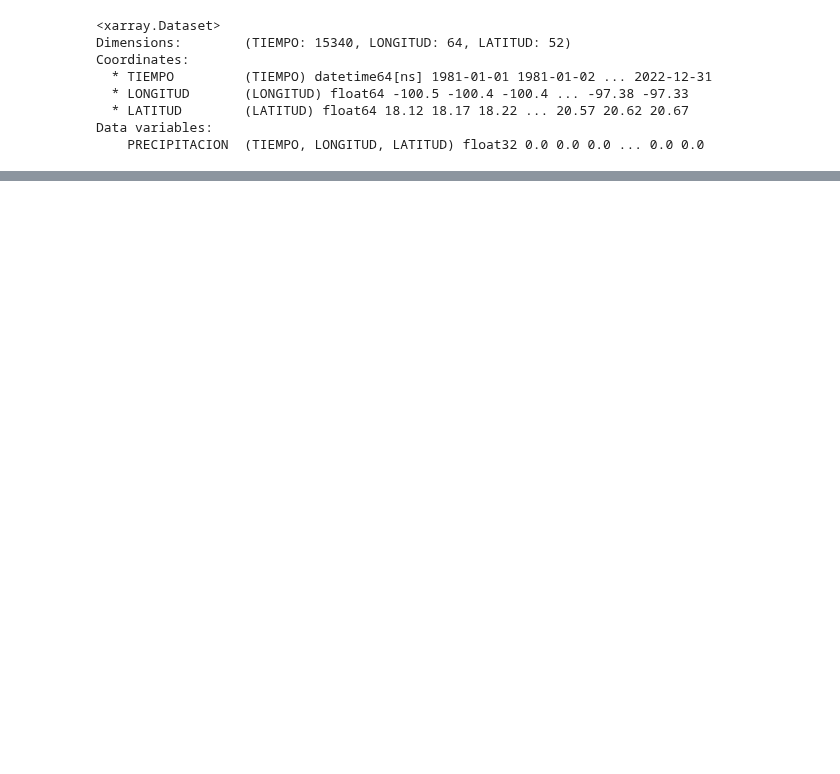
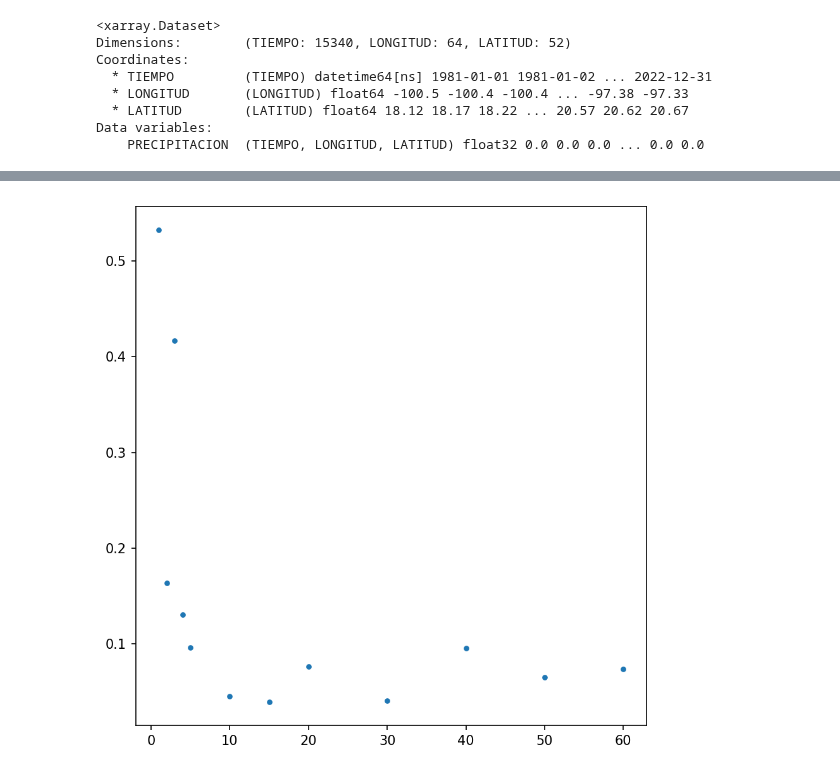
Before and after one commit to rodrigoms95/cc_idt, a Jupyter notebook: code/ARF.ipynb, the cells around one changed output, grey strips where cells are left out. Cells and saved outputs as stored; diff of their text form; code cells hidden in the pictures; blank space fills up the shorter version.

```diff
--- a/code/ARF.ipynb
+++ b/code/ARF.ipynb
@@ -171,0 +251,17 @@ ds_trt.to_dataframe().droplevel("DURACION").unstack()
+# %%
+def arf(A, a, b, c):
+    return 1 - np.exp( - 1 / ( a * ( A / c ) ** b ) )
+
+df_calc = df_T.copy()
+df_fit  = df_T.copy()
+df_fit  = df_fit.T.iloc[:, [0, 1, 2]]
+df_fit.columns = ["a", "b", "c"]
+
+for d in df_fit.index.get_level_values("DURACION"):
+    df_fit.loc[ ("ARF", d) ] = optimize.curve_fit( f = arf,
+        xdata = df_T.index, ydata = df_T.loc[ :, ("ARF",  d) ],
+        p0 = (0.1, 0.1, 0.1), full_output = True, maxfev = 10000 )[0]
+    df_calc.loc[ :, ("ARF", d) ] = arf(
+        df_calc.index, *df_fit.loc[ ("ARF", d) ] )
+
+df_calc
@@ -171,0 +318,15 @@ ds_trt.to_dataframe().droplevel("DURACION").unstack()
+# %%
+# Grafica de dispersión del error.
+
+# Incializamos gráfica.
+fig, ax = plt.subplots()
+fig.set_facecolor("w")
+fig.set_size_inches(6, 6)
+fig.set_dpi(150)
+
+ax.scatter( df_fit.index.get_level_values("DURACION"), df_fit["a"], s = 10 )
+
+fig.tight_layout()
+plt.show()
+# %% [output]
+[figure, added]
```
Also changed, not shown: parts of 22 cells of this notebook.
